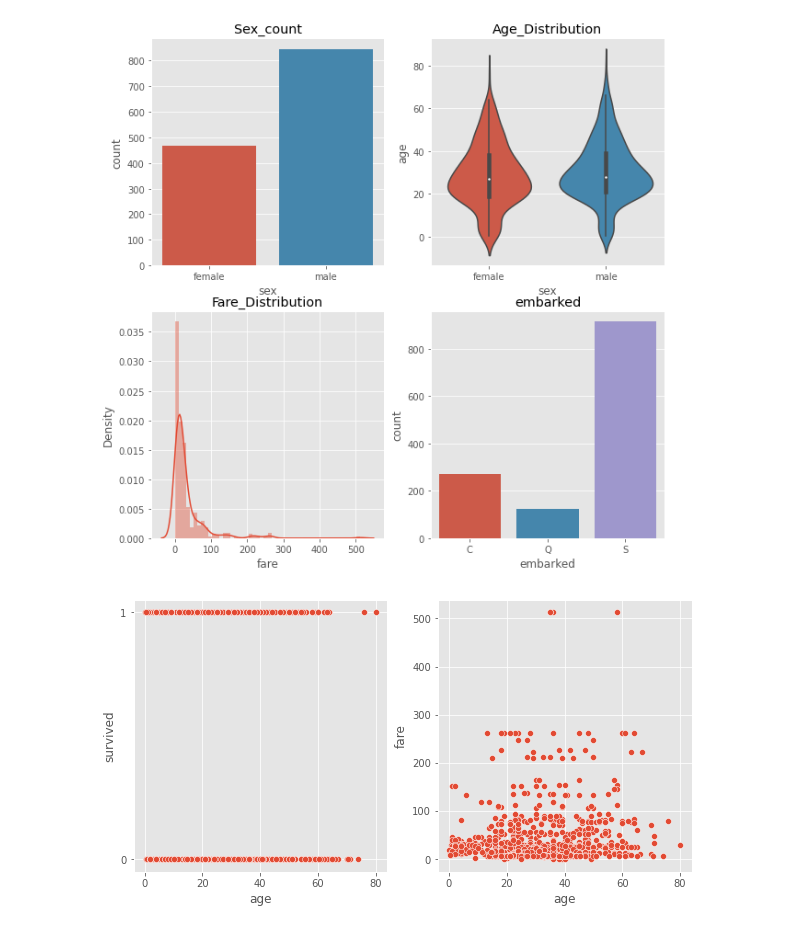
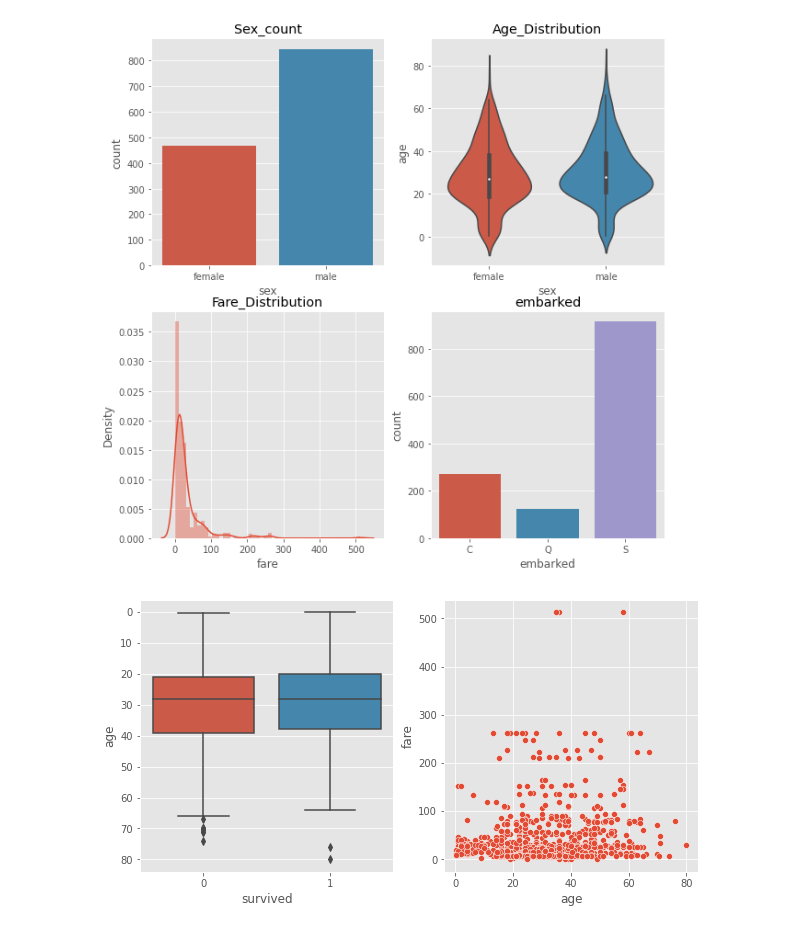
Before and after one commit to leonroars/datastudy_BrianTony, a Jupyter notebook: Titanic_working.ipynb, the cells around one changed output. Drawn from its saved outputs; the diff is of its cells as text; code cells hidden in the pictures.

```diff
--- a/Titanic_working.ipynb
+++ b/Titanic_working.ipynb
@@ -60,9 +63,9 @@ Text(0.5, 1.0, 'embarked')
 # %%
 total_df=X.merge(y,left_index=True,right_index=True)
 
 fig,ax=plt.subplots(1,2,figsize=(10,5))
-ax1=sns.scatterplot(data=total_df,x='age',y='survived',ax=ax[0])
+ax1=sns.boxplot(data=total_df,x='survived',y='age',ax=ax[0])
 ax1.invert_yaxis()
 ax2=sns.scatterplot(data=total_df,x='age',y='fare',ax=ax[1])
 # %% [output]
-[figure, old version]
+[figure, new version]
```
Also changed, not shown: parts of 12 cells of this notebook.
